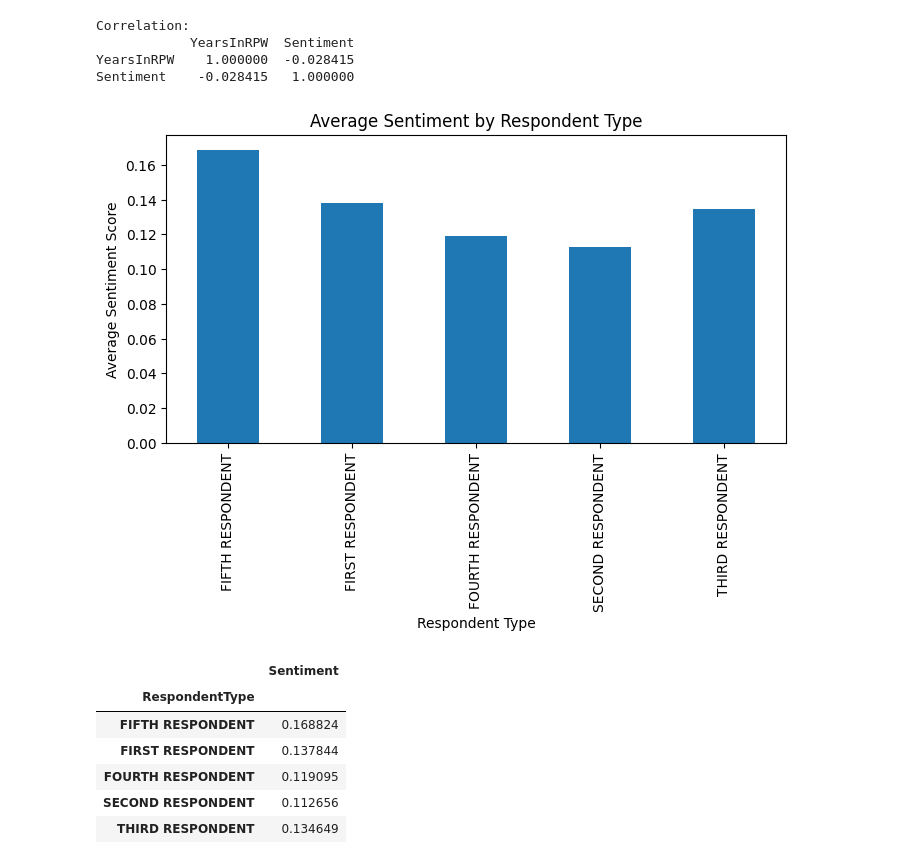
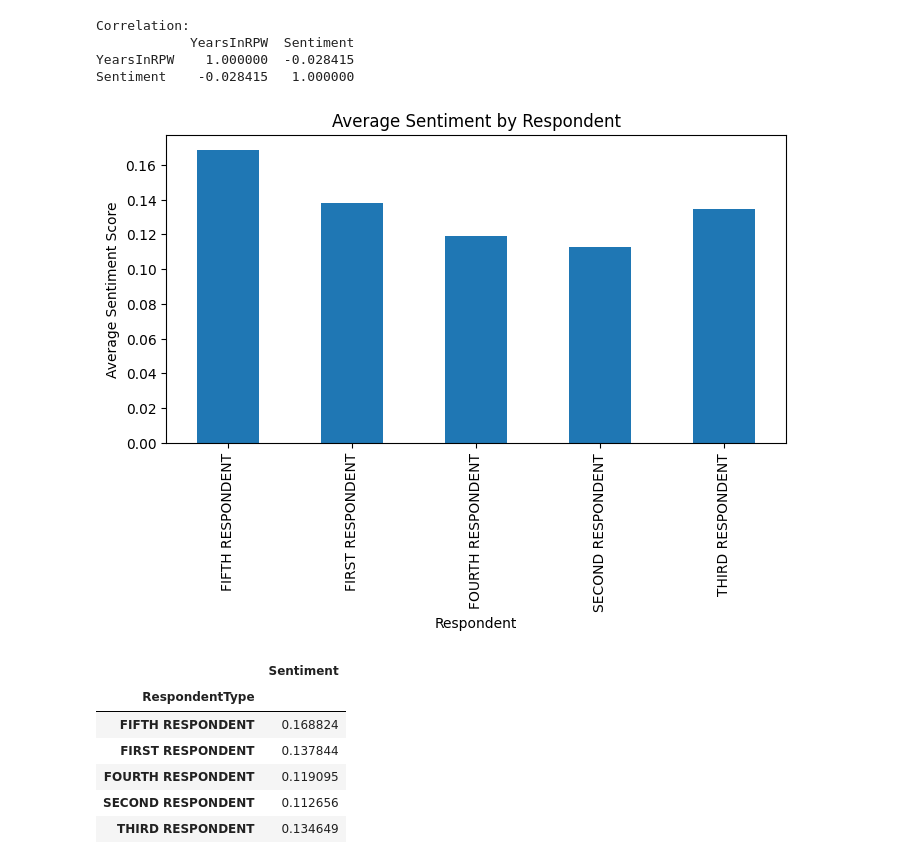
Before and after one commit to HiroshiJoe/Role-Play-World-Research, a Jupyter notebook: Role_Play_World_A_Deeper_Dive.ipynb, the cells around one changed output. Cells and saved outputs as stored; diff of their text form; code cells hidden in the pictures.

```diff
--- a/Role_Play_World_A_Deeper_Dive.ipynb
+++ b/Role_Play_World_A_Deeper_Dive.ipynb
@@ -277,14 +274,14 @@ Sentiment    -0.028415   1.000000
 # %%
 #Sentiment Analysis by Respondent Type
 sentiment_by_type = df.groupby('RespondentType')['Sentiment'].mean()
 plt.figure(figsize=(8, 4))
 sentiment_by_type.plot(kind='bar')
-plt.title('Average Sentiment by Respondent Type')
-plt.xlabel('Respondent Type')
+plt.title('Average Sentiment by Respondent')
+plt.xlabel('Respondent')
 plt.ylabel('Average Sentiment Score')
 plt.show()
 # %% [output]
-[figure, old version]
+[figure, new version]
 # %%
 sentiment_by_type
 # %% [output]
```
Also changed, not shown: parts of 20 cells of this notebook.
